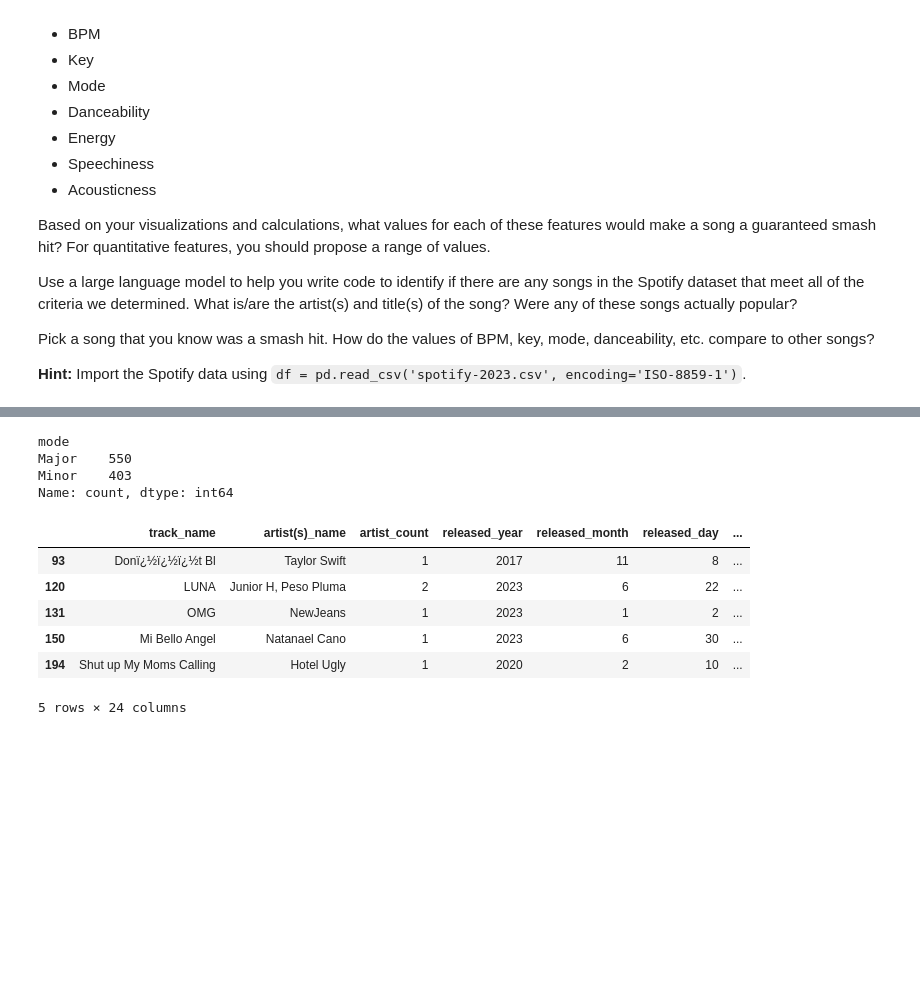
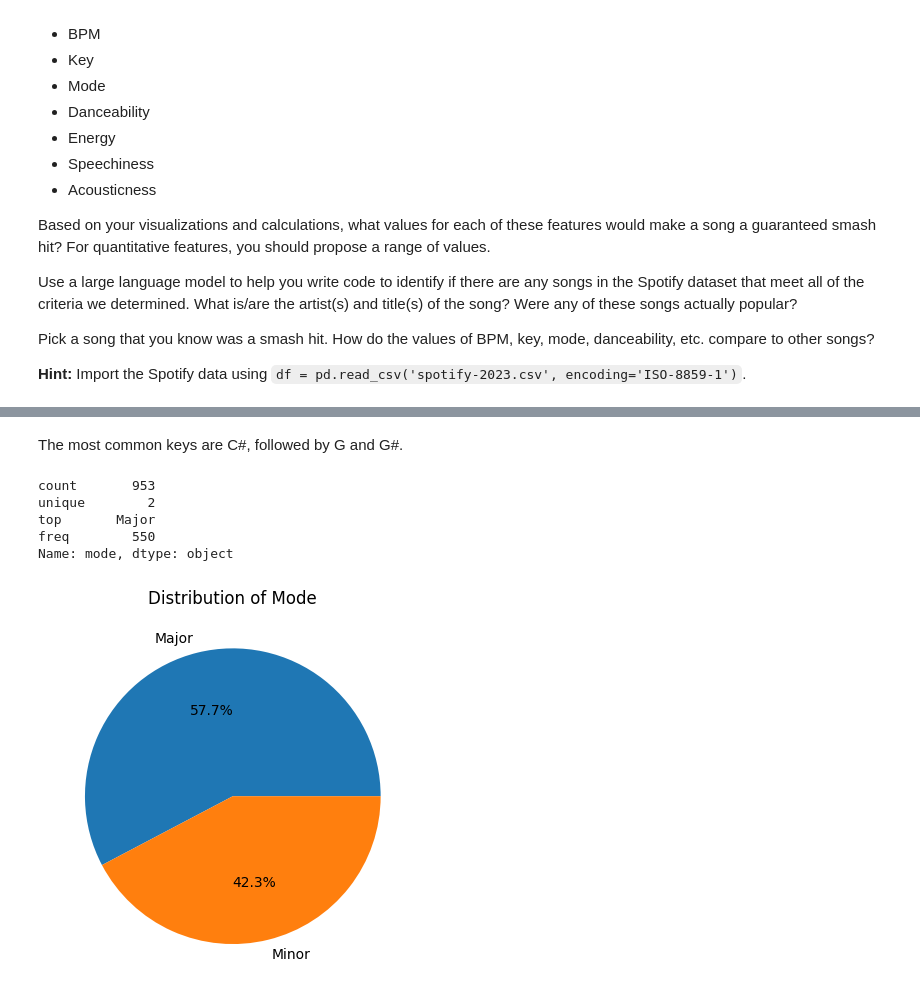
Before and after one commit to FlameFawn/Data_Visualization_And_Modeling_BrendanS, a Jupyter notebook: Lab/1.3 Data Visualization Lab.ipynb, the cells around one changed output, grey strips where cells are left out. Cells and saved outputs as stored; diff of their text form; code cells hidden in the pictures; blank space fills up the shorter version.

```diff
--- a/Lab/1.3 Data Visualization Lab.ipynb
+++ b/Lab/1.3 Data Visualization Lab.ipynb
@@ -64,20 +82,12 @@ df['mode'].value_counts().plot(kind='pie')
-# %%
-df['mode'].value_counts()
-# %% [output]
-mode
-Major    550
-Minor    403
-Name: count, dtype: int64
-# %%
-
-filtered_df = df.loc[(df['bpm'] >= 85) & (df['bpm'] <= 140) & (df['mode'] == 'Minor') & (df['key'] == 'A') ]
-
-filtered_df.head()
-# %% [output]
-|  | track_name | artist(s)_name | artist_count | released_year | released_month | released_day | ... |
-| 93 | Donï¿½ï¿½ï¿½t Bl | Taylor Swift | 1 | 2017 | 11 | 8 | ... |
-| 120 | LUNA | Junior H, Peso Pluma | 2 | 2023 | 6 | 22 | ... |
-| 131 | OMG | NewJeans | 1 | 2023 | 1 | 2 | ... |
-| 150 | Mi Bello Angel | Natanael Cano | 1 | 2023 | 6 | 30 | ... |
-| 194 | Shut up My Moms Calling | Hotel Ugly | 1 | 2020 | 2 | 10 | ... |
-5 rows × 24 columns
+# %% [markdown]
+The most common keys are C#, followed by G and G#.
+# %%
+df['mode'].value_counts().plot(kind='pie', title='Distribution of Mode', autopct='%1.1f%%')
+df['mode'].describe()
+# %% [output]
+count       953
+unique        2
+top       Major
+freq        550
+Name: mode, dtype: object
+[figure, added]
```
Also changed, not shown: parts of 17 cells of this notebook.
